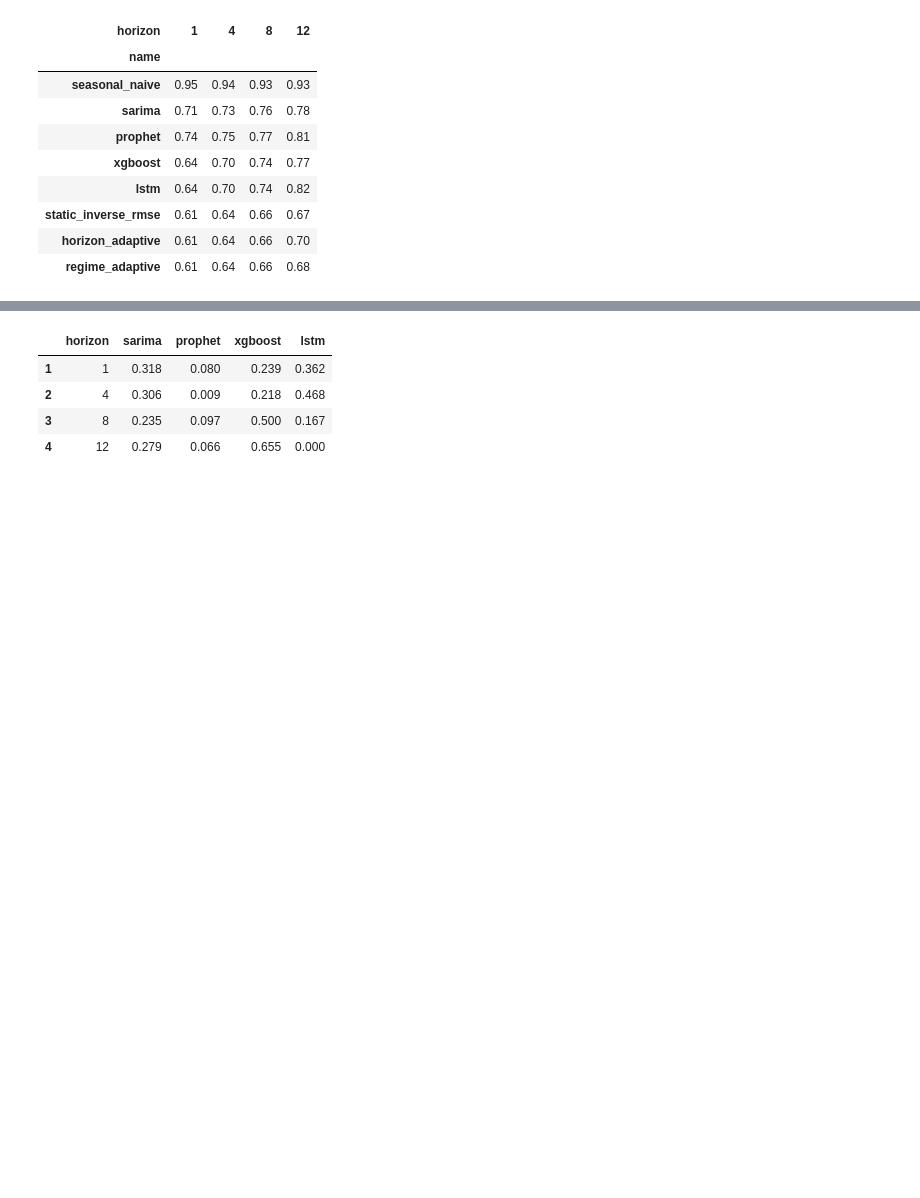
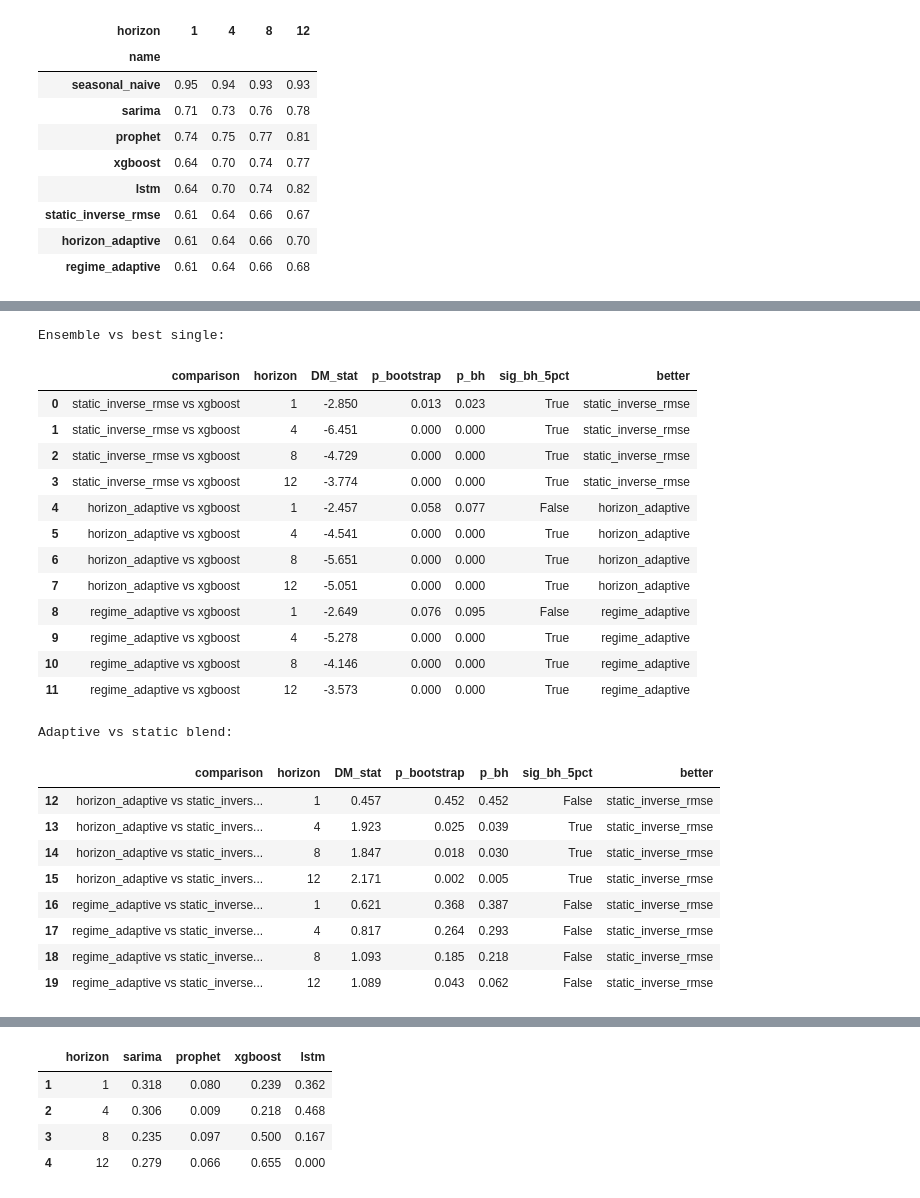
Before and after one commit to felicia-sw/chicago-crime-forecasting, a Jupyter notebook: notebooks/results.ipynb, the cells around one changed output, grey strips where cells are left out. Saved outputs shown, nothing was run; the diff lists cells and outputs as text; code cells hidden in the pictures; blank space fills up the shorter version.

```diff
--- a/notebooks/results.ipynb
+++ b/notebooks/results.ipynb
@@ -8,7 +8,7 @@ This notebook **loads the already-computed pipeline outputs** (no model re-train
 from pathlib import Path
 import pandas as pd
 from IPython.display import Image, display
-pd.set_option('display.width',140)
+pd.set_option('display.width',150)
 ROOT=Path.cwd()
 while not (ROOT/'config.yaml').exists() and ROOT!=ROOT.parent: ROOT=ROOT.parent
 PROC=ROOT/'data'/'processed'; FIG=ROOT/'figures'
@@ -60,3 +56,0 @@ All three ensembles **significantly** beat XGBoost at every horizon (negative DM
-# %%
-dm=pd.read_csv(PROC/'dm_tests.csv')
-display(dm[dm.comparison.str.contains('vs xgboost')][['comparison','horizon','DM','p_value','better','sig_5pct']].round(3))
@@ -79,0 +60,30 @@ The LSTM is weighted heavily at short horizons and driven to **zero** at h=12, w
+# %%
+dm=pd.read_csv(PROC/'dm_tests.csv'); full=dm[dm.window=='full']
+cols=['comparison','horizon','DM_stat','p_bootstrap','p_bh','sig_bh_5pct','better']
+print('Ensemble vs best single:'); display(full[full.comparison.str.contains('vs xgboost')][cols].round(3))
+print('Adaptive vs static blend:'); display(full[full.comparison.str.contains('vs static')][cols].round(3))
+# %% [output]
+Ensemble vs best single:
+|  | comparison | horizon | DM_stat | p_bootstrap | p_bh | sig_bh_5pct | better |
+| 0 | static_inverse_rmse vs xgboost | 1 | -2.850 | 0.013 | 0.023 | True | static_inverse_rmse |
+| 1 | static_inverse_rmse vs xgboost | 4 | -6.451 | 0.000 | 0.000 | True | static_inverse_rmse |
+| 2 | static_inverse_rmse vs xgboost | 8 | -4.729 | 0.000 | 0.000 | True | static_inverse_rmse |
+| 3 | static_inverse_rmse vs xgboost | 12 | -3.774 | 0.000 | 0.000 | True | static_inverse_rmse |
+| 4 | horizon_adaptive vs xgboost | 1 | -2.457 | 0.058 | 0.077 | False | horizon_adaptive |
+| 5 | horizon_adaptive vs xgboost | 4 | -4.541 | 0.000 | 0.000 | True | horizon_adaptive |
+| 6 | horizon_adaptive vs xgboost | 8 | -5.651 | 0.000 | 0.000 | True | horizon_adaptive |
+| 7 | horizon_adaptive vs xgboost | 12 | -5.051 | 0.000 | 0.000 | True | horizon_adaptive |
+| 8 | regime_adaptive vs xgboost | 1 | -2.649 | 0.076 | 0.095 | False | regime_adaptive |
+| 9 | regime_adaptive vs xgboost | 4 | -5.278 | 0.000 | 0.000 | True | regime_adaptive |
+| 10 | regime_adaptive vs xgboost | 8 | -4.146 | 0.000 | 0.000 | True | regime_adaptive |
+| 11 | regime_adaptive vs xgboost | 12 | -3.573 | 0.000 | 0.000 | True | regime_adaptive |
+Adaptive vs static blend:
+|  | comparison | horizon | DM_stat | p_bootstrap | p_bh | sig_bh_5pct | better |
+| 12 | horizon_adaptive vs static_invers... | 1 | 0.457 | 0.452 | 0.452 | False | static_inverse_rmse |
+| 13 | horizon_adaptive vs static_invers... | 4 | 1.923 | 0.025 | 0.039 | True | static_inverse_rmse |
+| 14 | horizon_adaptive vs static_invers... | 8 | 1.847 | 0.018 | 0.030 | True | static_inverse_rmse |
+| 15 | horizon_adaptive vs static_invers... | 12 | 2.171 | 0.002 | 0.005 | True | static_inverse_rmse |
+| 16 | regime_adaptive vs static_inverse... | 1 | 0.621 | 0.368 | 0.387 | False | static_inverse_rmse |
+| 17 | regime_adaptive vs static_inverse... | 4 | 0.817 | 0.264 | 0.293 | False | static_inverse_rmse |
+| 18 | regime_adaptive vs static_inverse... | 8 | 1.093 | 0.185 | 0.218 | False | static_inverse_rmse |
+| 19 | regime_adaptive vs static_inverse... | 12 | 1.089 | 0.043 | 0.062 | False | static_inverse_rmse |
```
Also changed, not shown: parts of 16 cells of this notebook.
